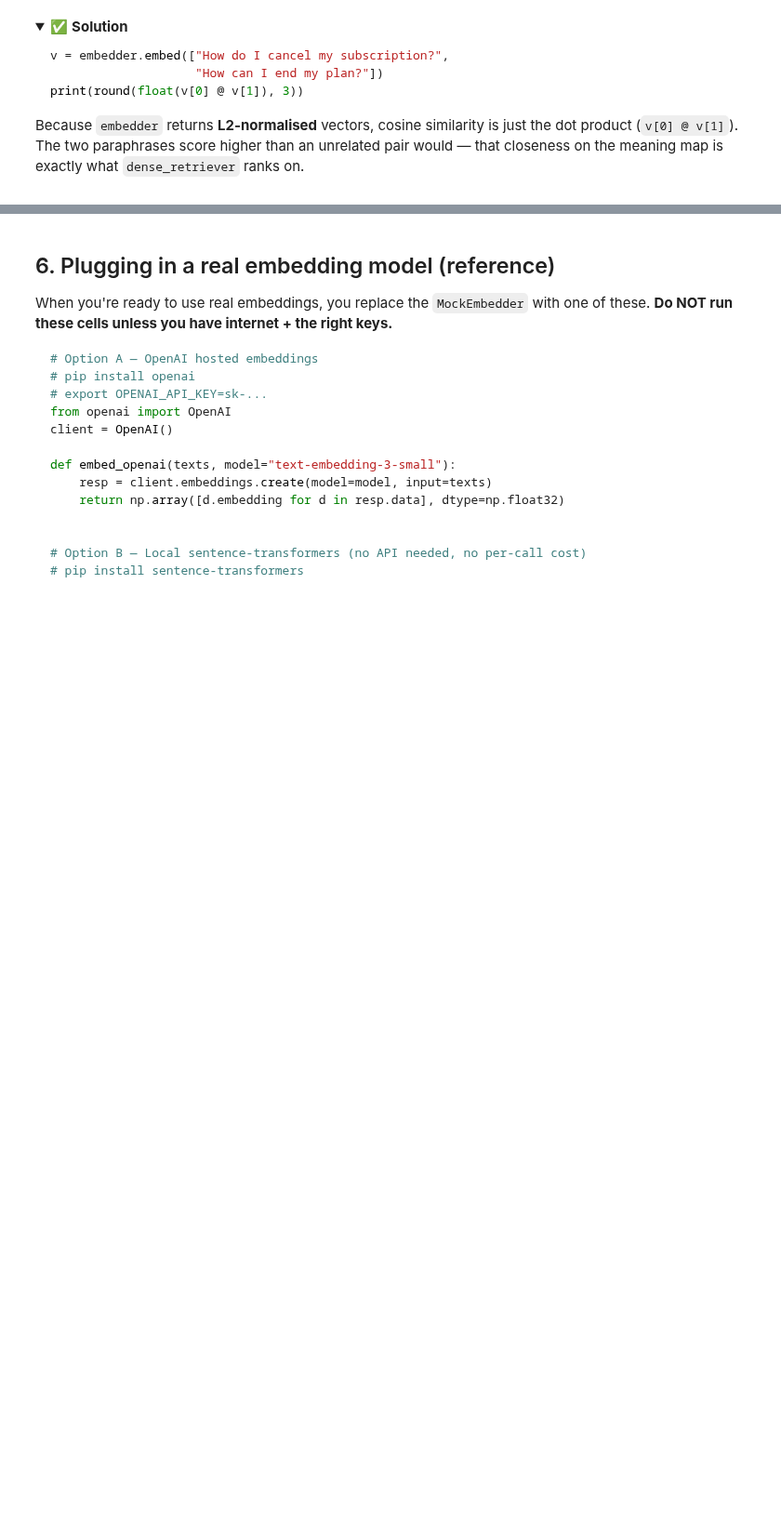
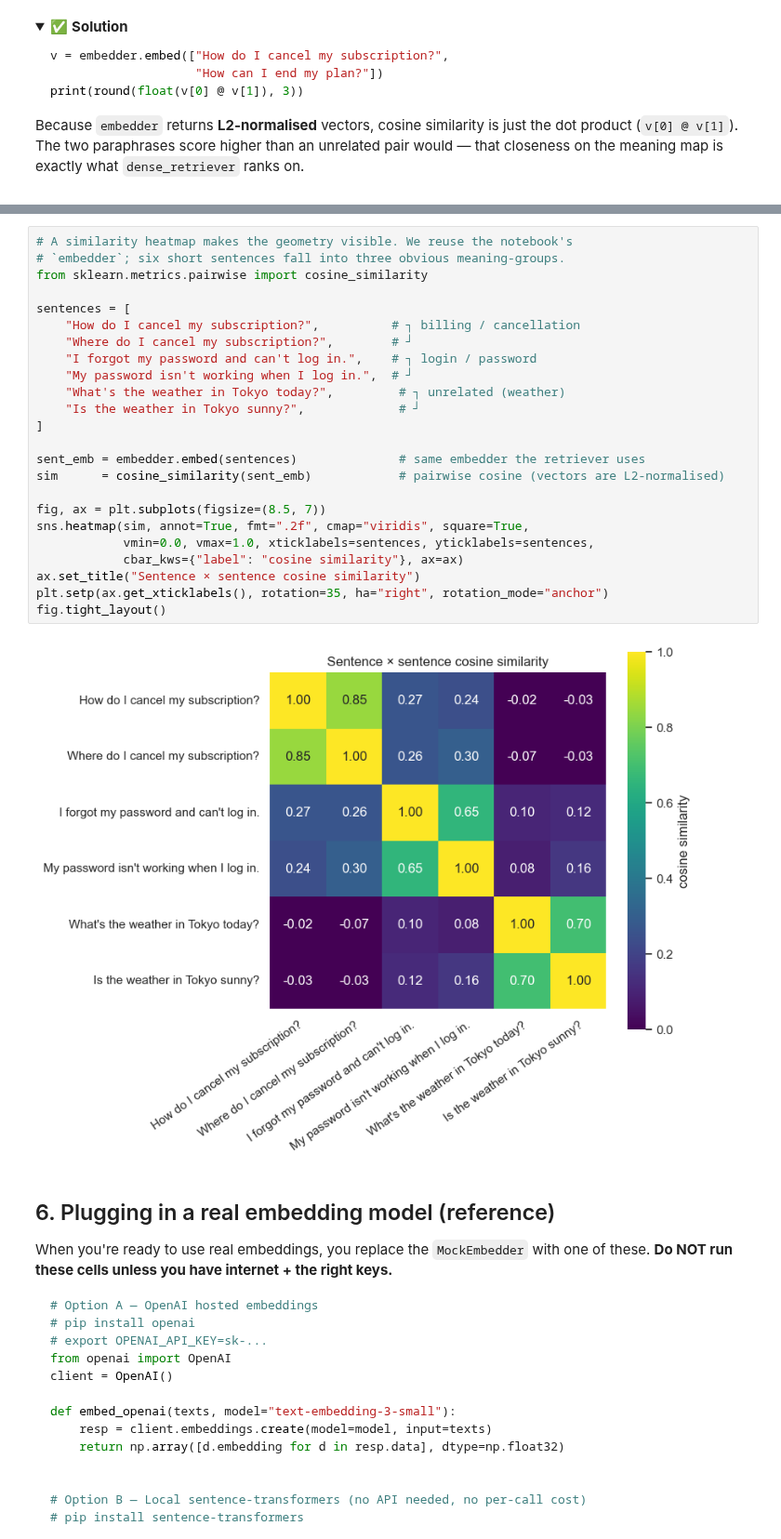
Before and after one commit to ChrisW09/Python-for-AI-Driven-Automation, a Jupyter notebook: fast_track/11_embeddings_and_rag.ipynb, the cells around one changed output, grey strips where cells are left out. Shown at 93% size. Cells and saved outputs as stored; diff of their text form; folded sections open; blank space fills up the shorter version.

```diff
--- a/fast_track/11_embeddings_and_rag.ipynb
+++ b/fast_track/11_embeddings_and_rag.ipynb
@@ -423,3 +497,29 @@ Because `embedder` returns **L2-normalised** vectors, cosine similarity is just
+# %%
+# A similarity heatmap makes the geometry visible. We reuse the notebook's
+# `embedder`; six short sentences fall into three obvious meaning-groups.
+from sklearn.metrics.pairwise import cosine_similarity
+
+sentences = [
+    "How do I cancel my subscription?",          # ┐ billing / cancellation
+    "Where do I cancel my subscription?",        # ┘
+    "I forgot my password and can't log in.",    # ┐ login / password
+    "My password isn't working when I log in.",  # ┘
+    "What's the weather in Tokyo today?",         # ┐ unrelated (weather)
+    "Is the weather in Tokyo sunny?",             # ┘
+]
+
+sent_emb = embedder.embed(sentences)              # same embedder the retriever uses
+sim      = cosine_similarity(sent_emb)            # pairwise cosine (vectors are L2-normalised)
+
+fig, ax = plt.subplots(figsize=(8.5, 7))
+sns.heatmap(sim, annot=True, fmt=".2f", cmap="viridis", square=True,
+            vmin=0.0, vmax=1.0, xticklabels=sentences, yticklabels=sentences,
+            cbar_kws={"label": "cosine similarity"}, ax=ax)
+ax.set_title("Sentence × sentence cosine similarity")
+plt.setp(ax.get_xticklabels(), rotation=35, ha="right", rotation_mode="anchor")
+fig.tight_layout()
+# %% [output]
+[figure, added]
 # %% [markdown]
 ## 6. Plugging in a real embedding model (reference)
 
```
Also changed, not shown: parts of 14 cells of this notebook, 1 other file.
